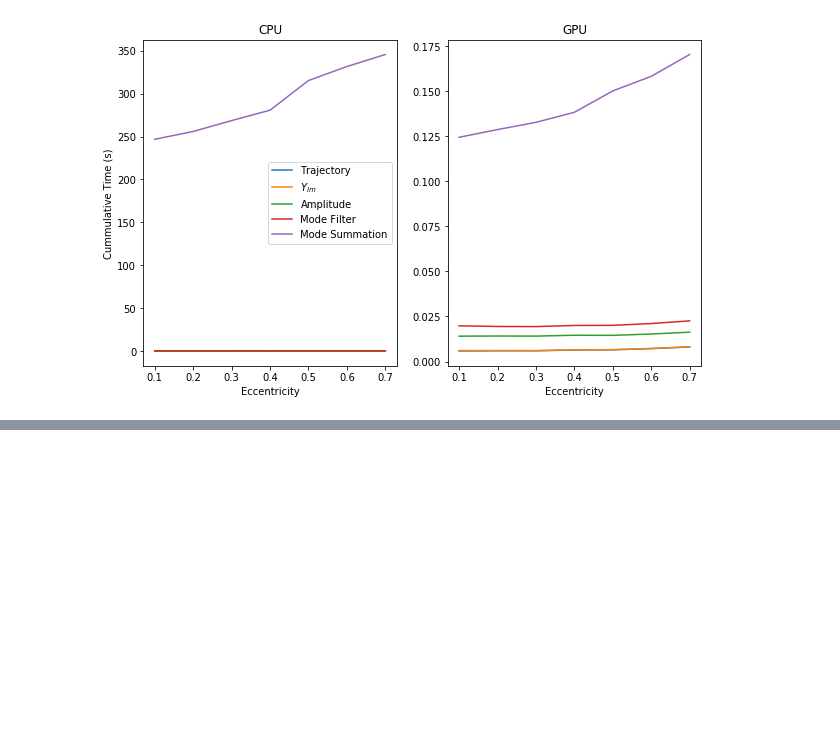
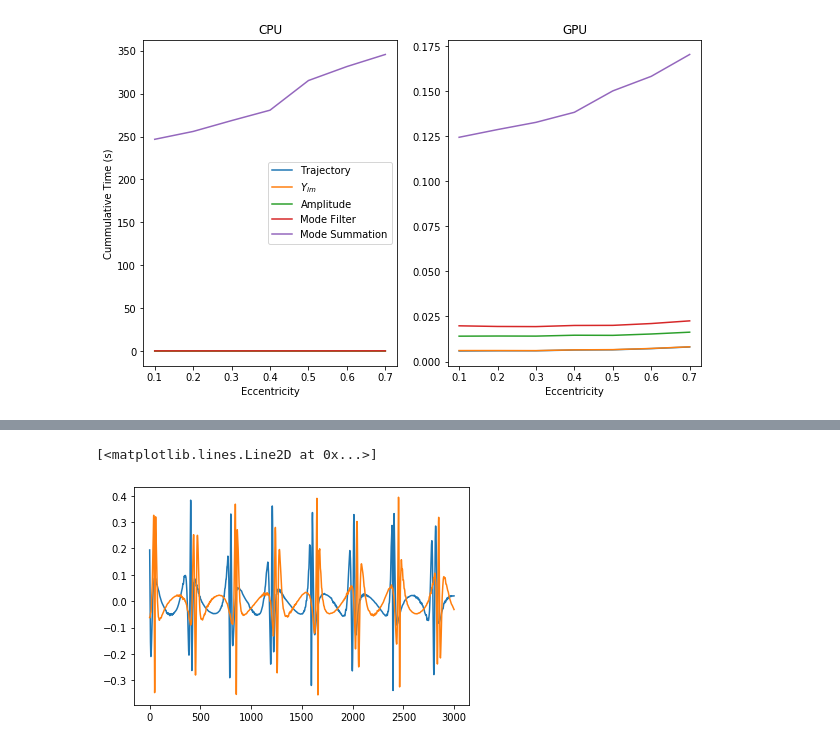
Before and after one commit to BlackHolePerturbationToolkit/FastEMRIWaveforms, a Jupyter notebook: examples/paper_plots.ipynb, the cells around one changed output, grey strips where cells are left out. Saved outputs shown, nothing was run; the diff lists cells and outputs as text; code cells hidden in the pictures; blank space fills up the shorter version.

```diff
--- a/examples/paper_plots.ipynb
+++ b/examples/paper_plots.ipynb
@@ -642,0 +659,35 @@ plt.plot(e0_arr, hold['cpu']['time']/hold['gpu']['time'])
+# %%
+from scipy.interpolate import CubicSpline
+from few.utils.overlap import get_mismatch
+from matplotlib.collections import LineCollection
+from matplotlib.colors import ListedColormap, BoundaryNorm
+
+plot_info = np.load('../plot_test_2.npy', allow_pickle=True)
+
+p0_arr, e0_arr, mu_arr, mismatch, num_modes, fast_speed, slow_speed, last_time = plot_info.T
+
+p0_arr = np.concatenate([p0_arr, [17.4]])
+e0_arr = np.concatenate([e0_arr, [0.7]])
+mu_arr = np.concatenate([mu_arr, [304.42722121]])
+
+delta = 1e5
+
+dt = 10.0
+theta = np.pi/2.
+phi = 0.0
+M = 1e6
+
+modes = [(2, 2, i) for i in range(-30, 31)]
+
+waves_22 = []
+waves_all = []
+print(len(mu_arr))
+for p0, e0, mu in zip(p0_arr, e0_arr, mu_arr):
+    mu = 0.0
+    wave_22 = fast(M, mu, p0, e0, theta, phi, T=0.1, mode_selection=modes)
+    waves_22.append(wave_22)
+
+    wave_all = fast(M, mu, p0, e0, theta, phi, T=0.1)
+    waves_all.append(wave_all)
+
+    print(p0, e0, mu)
@@ -642,0 +727,6 @@ plt.plot(e0_arr, hold['cpu']['time']/hold['gpu']['time'])
+# %%
+plt.plot(waves_all[1][:3000])
+plt.plot(waves_all[1][-3000:])
+# %% [output]
+[<matplotlib.lines.Line2D at 0x...>]
+[figure, added]
```
Also changed, not shown: parts of 16 cells of this notebook, 25 other files.
